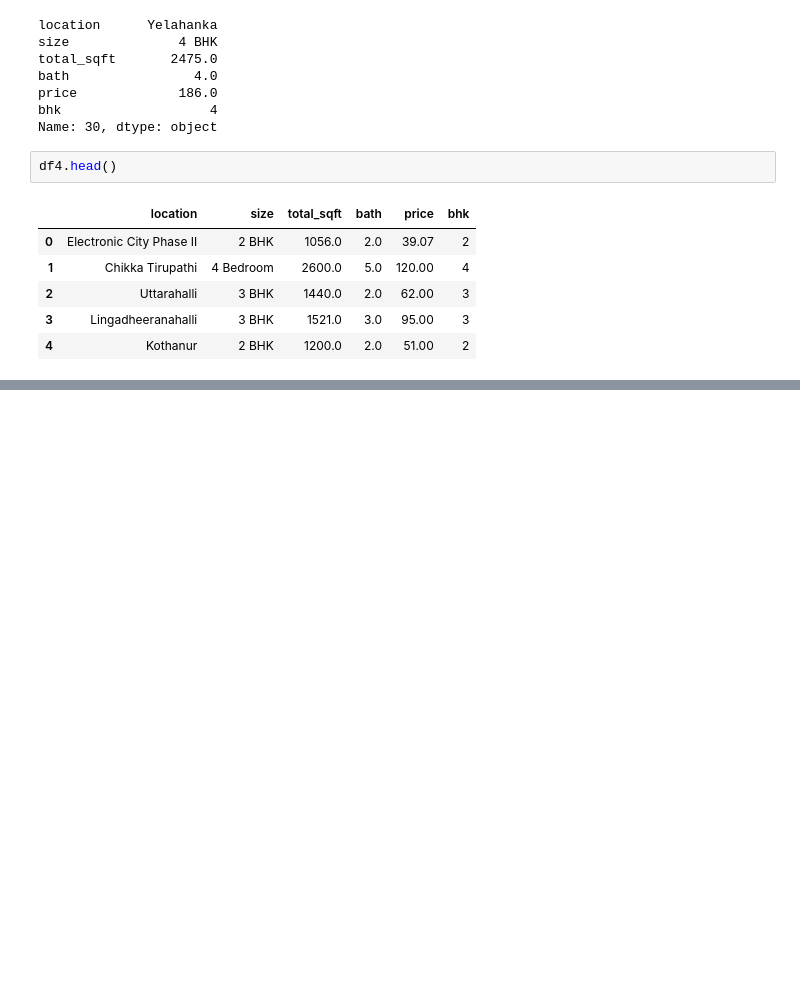
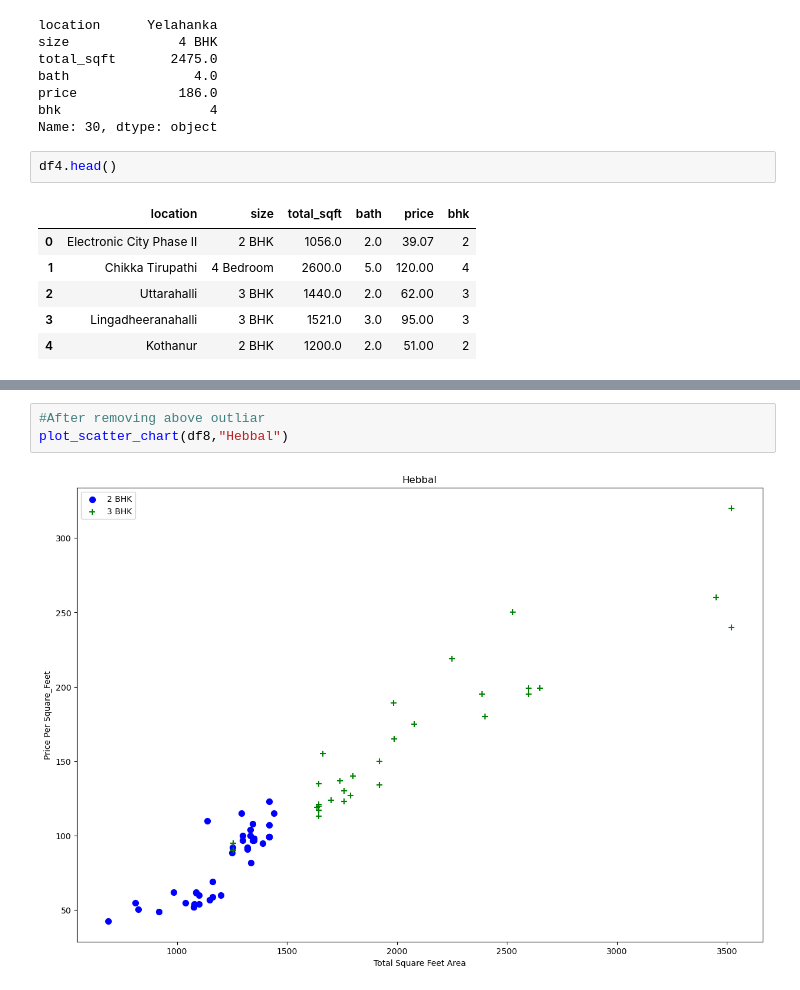
Before and after one commit to Vijay-161/Thesis-model, a Jupyter notebook: Prediction_model.ipynb, the cells around one changed output, grey strips where cells are left out. Saved outputs shown, nothing was run; the diff lists cells and outputs as text; blank space fills up the shorter version.

```diff
--- a/Prediction_model.ipynb
+++ b/Prediction_model.ipynb
@@ -270,0 +372,5 @@ df5.head(10)
+# %%
+#After removing above outliar
+plot_scatter_chart(df8,"Hebbal")
+# %% [output]
+[figure, added]
```
Also changed, not shown: parts of 34 cells of this notebook.
